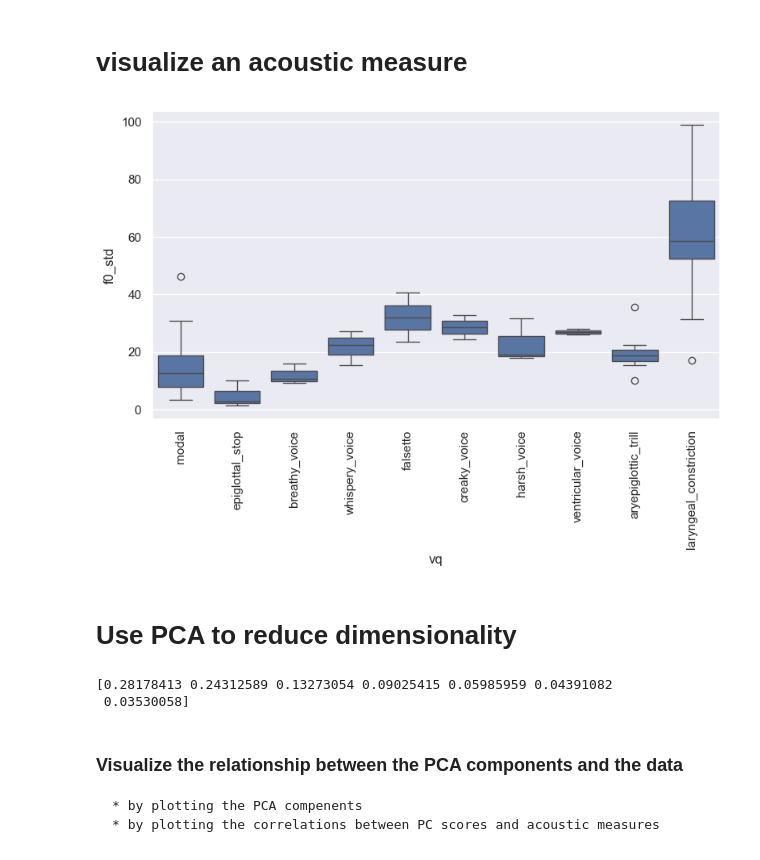
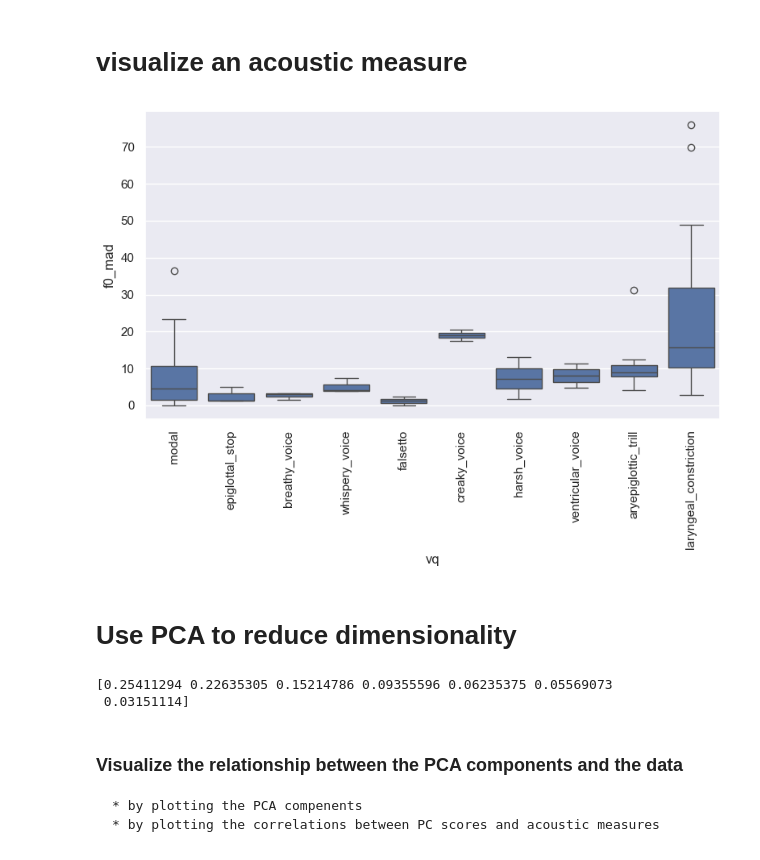
Before and after one commit to obergmartin/phonlab, a Jupyter notebook: examples/VQ_analysis.ipynb, the cells around one changed output. Saved outputs shown, nothing was run; the diff lists cells and outputs as text; code cells hidden in the pictures.

```diff
--- a/examples/VQ_analysis.ipynb
+++ b/examples/VQ_analysis.ipynb
@@ -158,6 +158,8 @@ def do_vq_analysis(row):
     vowelsdf = aggregate_measures(meas_df=gci_df[['sec','jitter','soe']], time_df=vowelsdf, func=['median',mad])
     vowelsdf = aggregate_measures(meas_df=f0cpp[['sec','cpp']], time_df=vowelsdf, func=['median',mad])
 
+    vowelsdf.columns = [c.replace("median_abs_deviation","mad") for c in vowelsdf.columns]
+
     return vowelsdf
 
 test_df = do_vq_analysis(corpus_list.loc[1])
@@ -224,13 +226,13 @@ all_data.head()
 # %%
 fig, ax = plt.subplots(1, 1, figsize=(8, 6))
 #nonan_all_data = all_data[~np.isnan(all_data)]
 
-sns.boxplot(all_data,x="vq",y="f0_std",ax=ax)
+sns.boxplot(all_data,x="vq",y="f0_mad",ax=ax)
 #sns.move_legend(ax, "upper left", bbox_to_anchor=(1, 1))
 ax.tick_params(axis='x', rotation=90)
 plt.tight_layout()
 # %% [output]
-[figure, old version]
+[figure, new version]
 # %% [markdown]
 # Use PCA to reduce dimensionality
 # %%
@@ -239,7 +241,7 @@ from sklearn.preprocessing import StandardScaler
 scaler = StandardScaler()
 
 # get column names that end in 'median' or 'std'
-measures = [c for c in all_data.columns if "median" in c  or "std" in c]
+measures = [c for c in all_data.columns if "median" in c  or "mad" in c]
 
 # a couple of lines here to sort the measures into the order I want - medians then std
 revmeas = list(reversed(sorted([measures[i][::-1] for i in range(len(measures))])))
@@ -256,8 +258,8 @@ data_with_PCs = all_data.join(pc_scores)  # add the PCs into the original datafr
 
 print(pca.explained_variance_ratio_)
 # %% [output]
-[0.28178413 0.24312589 0.13273054 0.09025415 0.05985959 0.04391082
- 0.03530058]
+[0.25411294 0.22635305 0.15214786 0.09355596 0.06235375 0.05569073
+ 0.03151114]
 # %% [markdown]
 ### Visualize the relationship between the PCA components and the data
     * by plotting the PCA compenents
```
Also changed, not shown: parts of 6 cells of this notebook.
